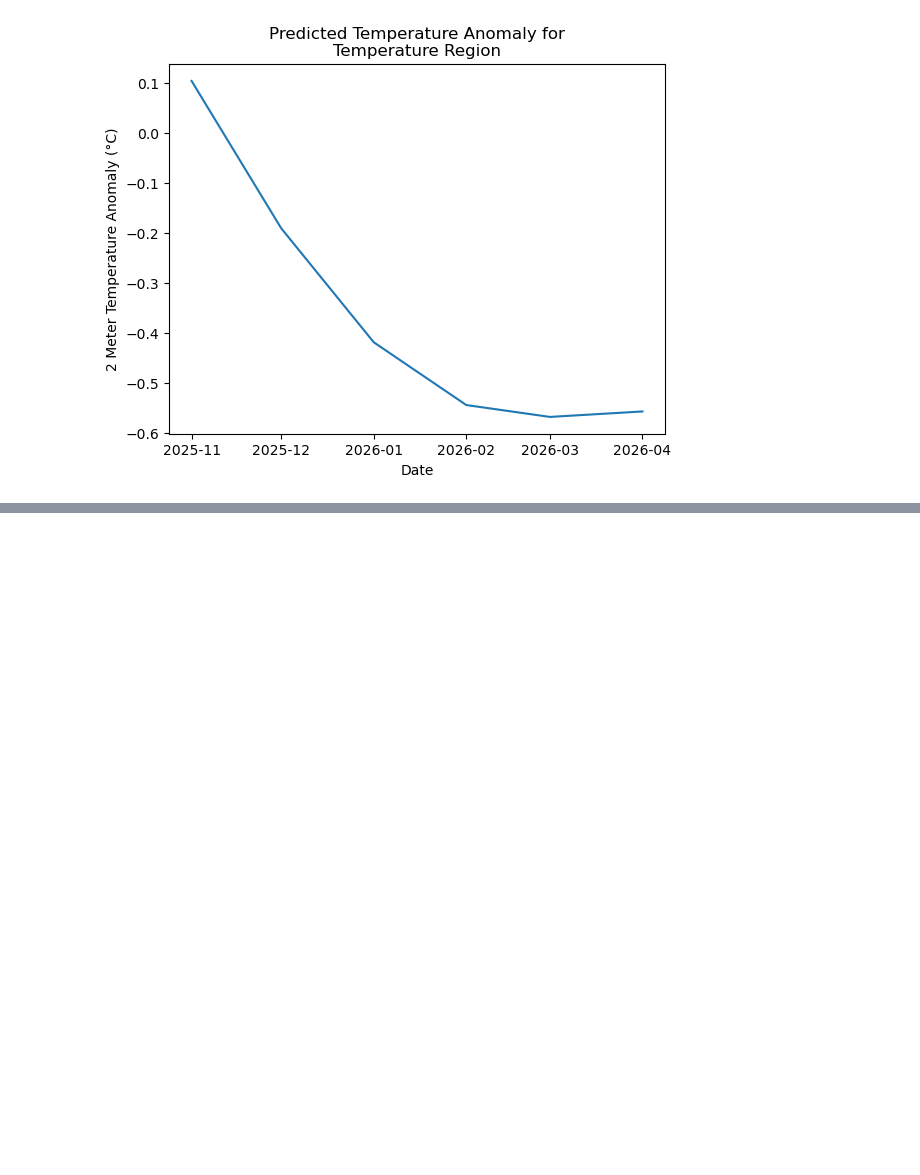
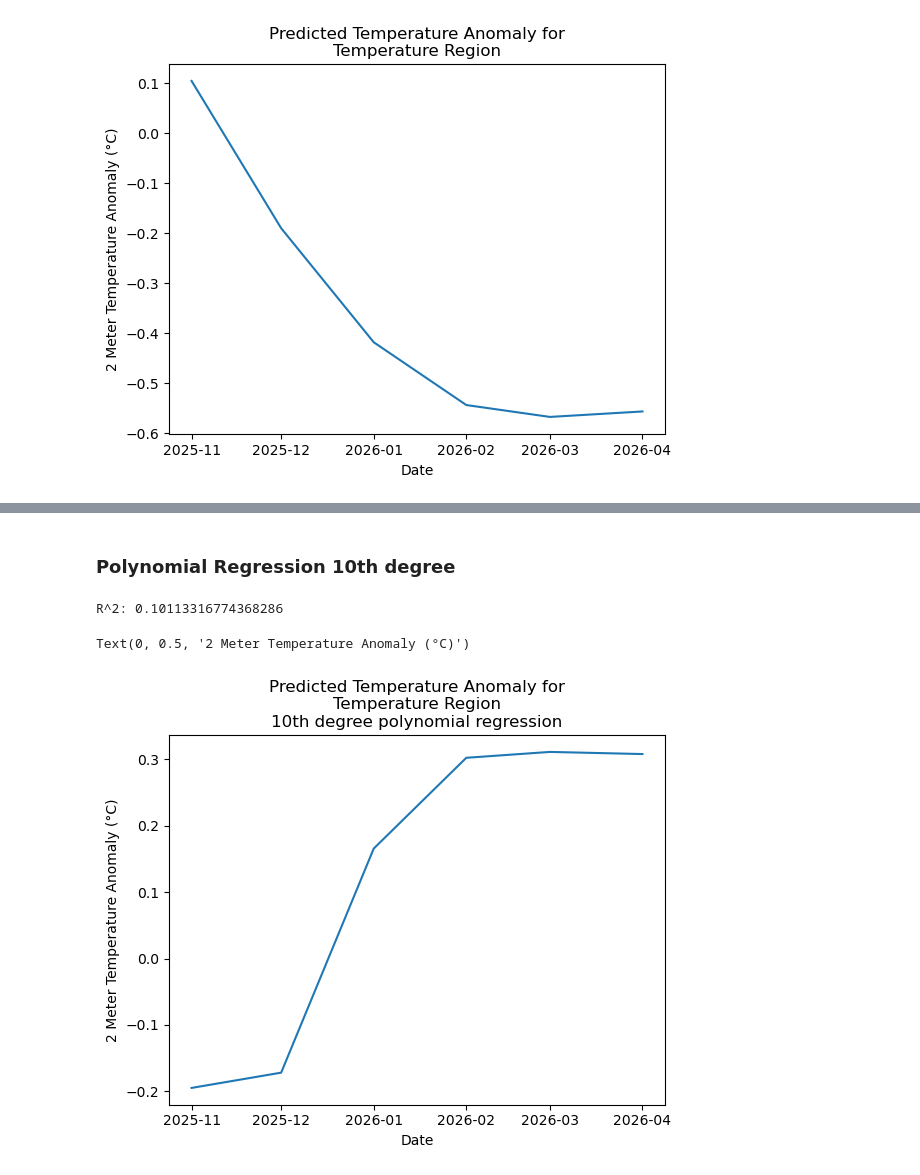
Before and after one commit to ptrierweiler/ATMS-523-Module-8, a Jupyter notebook: trierweiler_project.ipynb, the cells around one changed output, grey strips where cells are left out. Drawn from its saved outputs; the diff is of its cells as text; code cells hidden in the pictures; blank space fills up the shorter version.

Commit message:
added new model

```diff
--- a/trierweiler_project.ipynb
+++ b/trierweiler_project.ipynb
@@ -583,8 +586,11 @@ sst_fc['ssta'].sel(forecastMonth=1).plot()
 <matplotlib.collections.QuadMesh at 0x...>
 [figure]
 # %%
-sst_fc['ssta'].sel(longitude=slice(204,227),latitude=slice(52,41)).mean(dim=('latitude','longitude')).plot()
-sst_fc_mean = sst_fc['ssta'].sel(longitude=slice(204,227),latitude=slice(52,41)).mean(dim=('latitude','longitude'))
+sst_fc['ssta'].sel(longitude=slice(204,227),
+                   latitude=slice(52,41)).mean(dim=('latitude',
+                                                     'longitude')).plot()
+sst_fc_mean = (sst_fc['ssta'].sel(longitude=slice(204,227),
+               latitude=slice(52,41)).mean(dim=('latitude','longitude')))
 plt.title("SST forecast anomaly mean from selected SST region")
 plt.ylabel("SST Anomaly (°C)")
 plt.xlabel("Month")
@@ -603,9 +609,3 @@ plt.ylabel("2 Meter Temperature Anomaly (°C)")
 # %% [output]
 Text(0, 0.5, '2 Meter Temperature Anomaly (°C)')
 [figure]
-# %%
-regressor = DecisionTreeRegressor(max_depth=5, random_state=0)
-regressor.fit(X,y)
-print("Coef:", reg.coef_, "Intercept:", reg.intercept_)
-print("R^2 (test):", reg.score(X, y))
-r2_tree =round(reg.score(X, y),3)
@@ -618,0 +612,27 @@ ModuleNotFoundError: No module named 'tensorflow'
+# %% [markdown]
+### Polynomial Regression 10th degree
+# %%
+from sklearn.preprocessing import PolynomialFeatures
+degree = 10
+poly = PolynomialFeatures(degree=degree)
+X_poly= poly.fit_transform(X)
+poly.fit(X_poly, y)
+model_poly = LinearRegression()
+model_poly.fit(X_poly,y)
+y_poly = model_poly.predict(X_poly)
+print("R^2: {}".format(model_poly.score(X_poly,y)))
+# %% [output]
+R^2: 0.10113316774368286
+# %%
+sst_fc_poly = poly.fit_transform(sst_fc_mean.values.reshape(-1,1))
+sst_poly_pred = model_poly.predict(sst_fc_poly)
+# %%
+plt.plot(valid_dates,sst_poly_pred)
+plt.title("Predicted Temperature Anomaly for\n"
+          "Temperature Region\n"
+          "{}th degree polynomial regression".format(degree))
+plt.xlabel("Date")
+plt.ylabel("2 Meter Temperature Anomaly (°C)")
+# %% [output]
+Text(0, 0.5, '2 Meter Temperature Anomaly (°C)')
+[figure, added]
```
Also changed, not shown: parts of 7 cells of this notebook.
